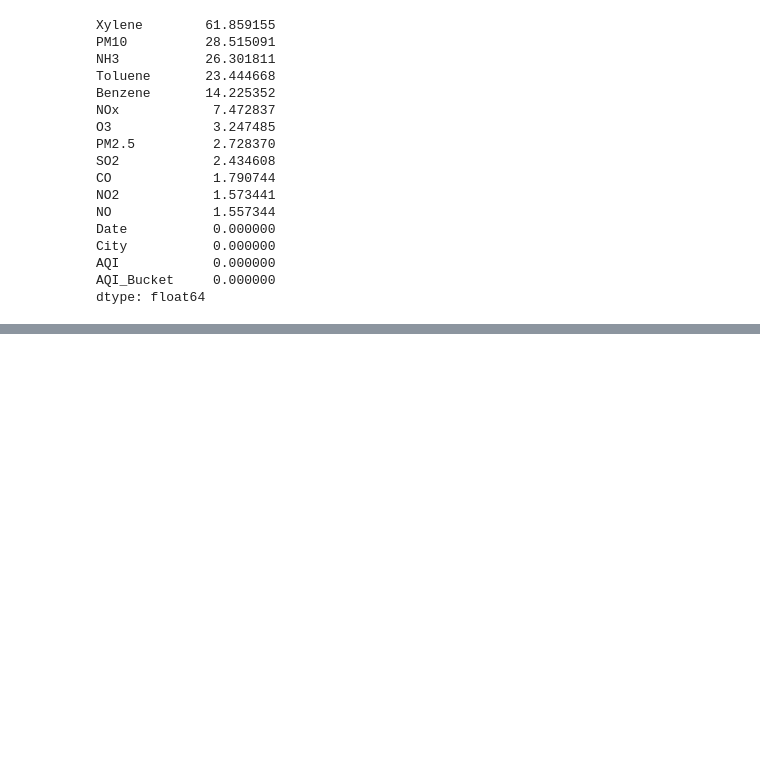
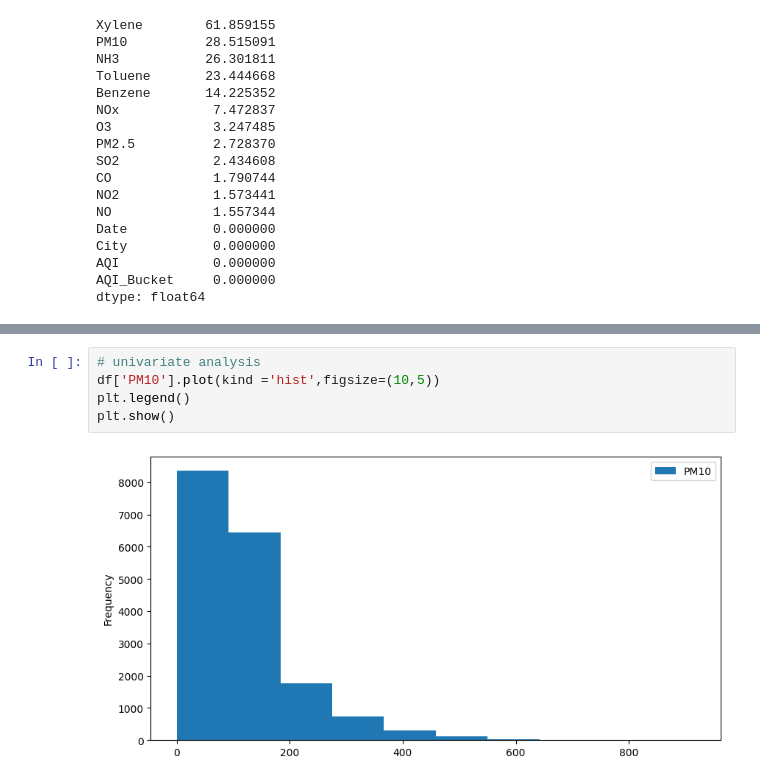
Before and after one commit to samikshahujare/Air-quality-index-prediction-model-AICTE, a Jupyter notebook: AQI Prediction.ipynb, the cells around one changed output, grey strips where cells are left out. Saved outputs shown, nothing was run; the diff lists cells and outputs as text; blank space fills up the shorter version.

```diff
--- a/AQI Prediction.ipynb
+++ b/AQI Prediction.ipynb
@@ -151,0 +162,7 @@ dtype: float64
+# %%
+# univariate analysis
+df['PM10'].plot(kind ='hist',figsize=(10,5))
+plt.legend()
+plt.show()
+# %% [output]
+[figure, added]
```
Also changed, not shown: parts of 40 cells of this notebook.
